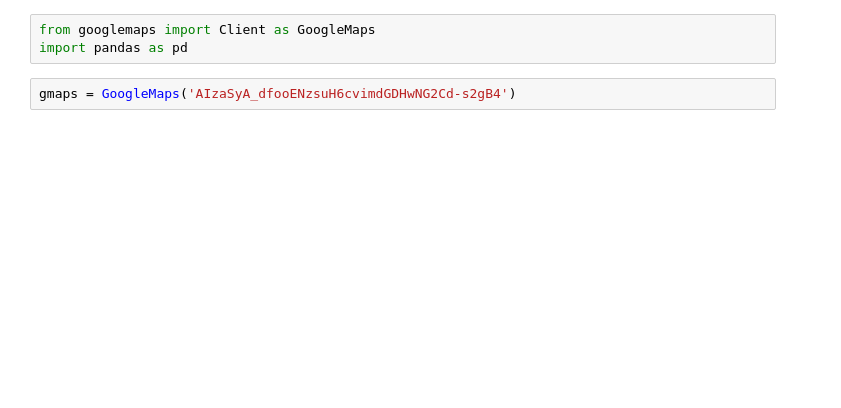
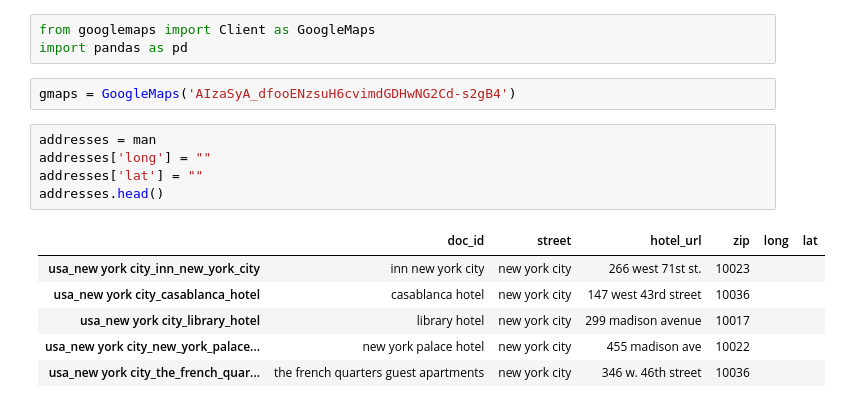
Before and after one commit to AchilleasDrakou/Data-Viz-Final-Project, a Jupyter notebook: Airbnb/Filtering Airbnb and Hotels1.ipynb, the cells around one changed output. Saved outputs shown, nothing was run; the diff lists cells and outputs as text; blank space fills up the shorter version.

```diff
--- a/Airbnb/Filtering Airbnb and Hotels.ipynb
+++ b/Airbnb/Filtering Airbnb and Hotels1.ipynb
@@ -172,4 +152,16 @@ from googlemaps import Client as GoogleMaps
 import pandas as pd
 # %%
 gmaps = GoogleMaps('AIzaSyA_dfooENzsuH6cvimdGDHwNG2Cd-s2gB4')
+# %%
+addresses = man
+addresses['long'] = ""
+addresses['lat'] = ""
+addresses.head()
+# %% [output]
+|  | doc_id | street | hotel_url | zip | long | lat |
+| usa_new york city_inn_new_york_city | inn new york city | new york city | 266 west 71st st. | 10023 |  |  |
+| usa_new york city_casablanca_hotel | casablanca hotel | new york city | 147 west 43rd street | 10036 |  |  |
+| usa_new york city_library_hotel | library hotel | new york city | 299 madison avenue | 10017 |  |  |
+| usa_new york city_new_york_palace... | new york palace hotel | new york city | 455 madison ave | 10022 |  |  |
+| usa_new york city_the_french_quar... | the french quarters guest apartments | new york city | 346 w. 46th street | 10036 |  |  |
 # %%
```
Also changed, not shown: parts of 17 cells of this notebook, 4 other files.
